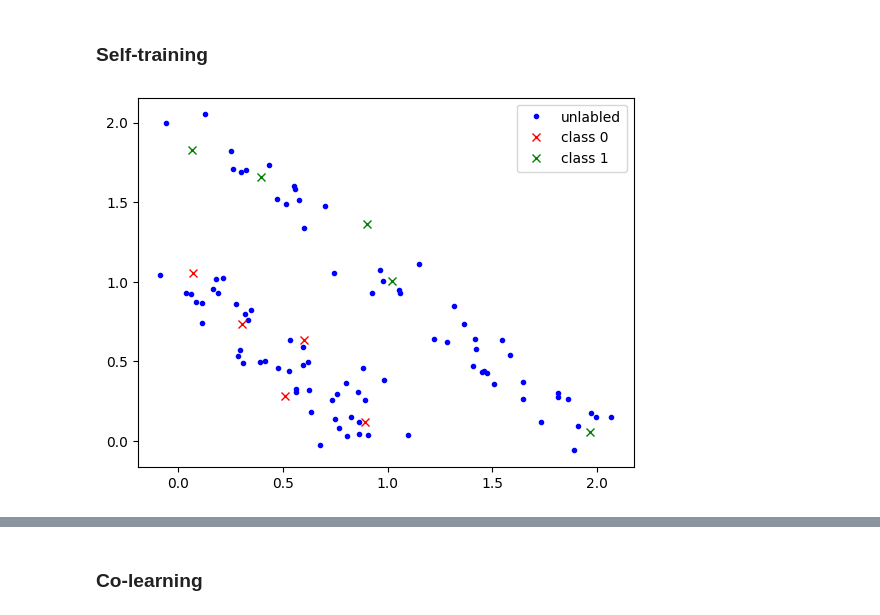
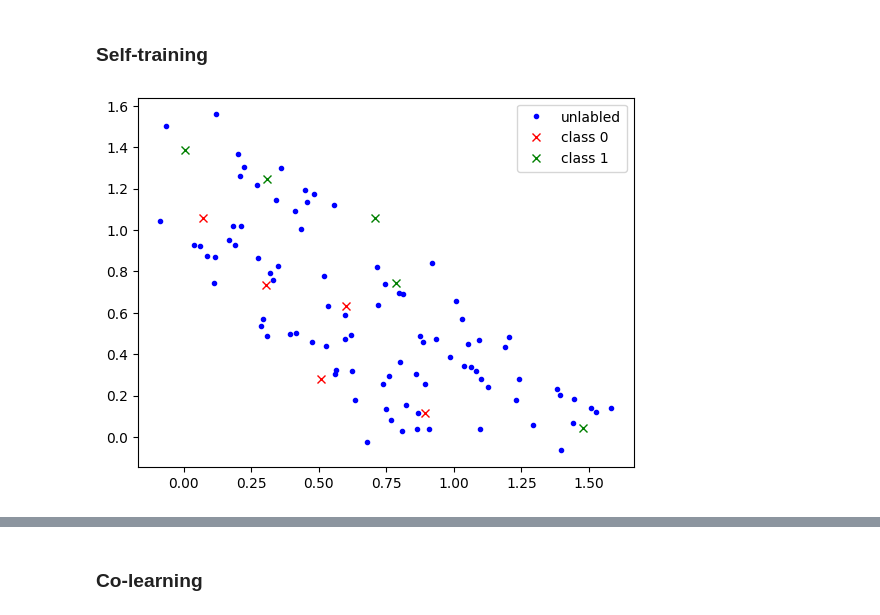
Before and after one commit to avalur/avalur.github.io, a Jupyter notebook: advanced_ml/clustering_practice.ipynb, the cells around one changed output, grey strips where cells are left out. Saved outputs shown, nothing was run; the diff lists cells and outputs as text; code cells hidden in the pictures.

```diff
--- a/advanced_ml/clustering_practice.ipynb
+++ b/advanced_ml/clustering_practice.ipynb
@@ -320,25 +320,26 @@ https://scikit-learn.org/stable/auto_examples/cluster/plot_cluster_comparison.ht
 # %%
 np.random.seed(10)
 l = 50
+shift = 1.5
 X_1 = np.random.dirichlet([1e-0, 1e-0], size = l) \
       + 1e-1*np.random.randn(l, 2)
-X_2 = 2*np.random.dirichlet([1e-0, 1e-0], size = l) \
+X_2 = shift*np.random.dirichlet([1e-0, 1e-0], size = l) \
       + 1e-1*np.random.randn(l, 2)
 
 U = np.vstack([X_1[:45], X_2[:45]])
 Y = np.hstack([np.zeros(len(X_1[45:]), dtype=int),
                np.ones(len(X_2[45:]), dtype=int)])
 X = np.vstack([X_1[45:], X_2[45:]])
 
 
 _ = plt.plot(U[:, 0], U[:, 1], '.', color=colors[0], label='unlabled')
 for i in np.unique(Y):
     _ = plt.plot(X[Y==i, 0], X[Y==i, 1], 'x', color=colors[i+1], label='class {}'.format(i))
 
 plt.legend(loc='best')
 plt.show()
 # %% [output]
-[figure, old version]
+[figure, new version]
 # %%
 from sklearn.svm import SVC
 
```
Also changed, not shown: parts of 7 cells of this notebook.
